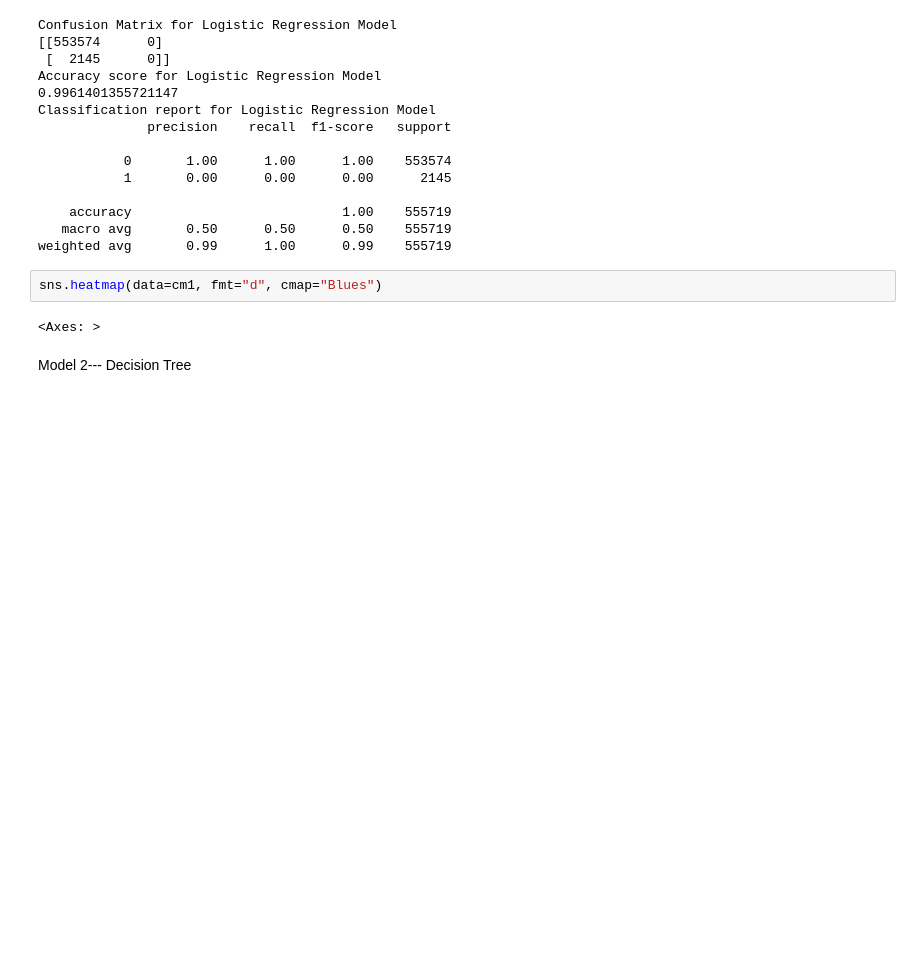
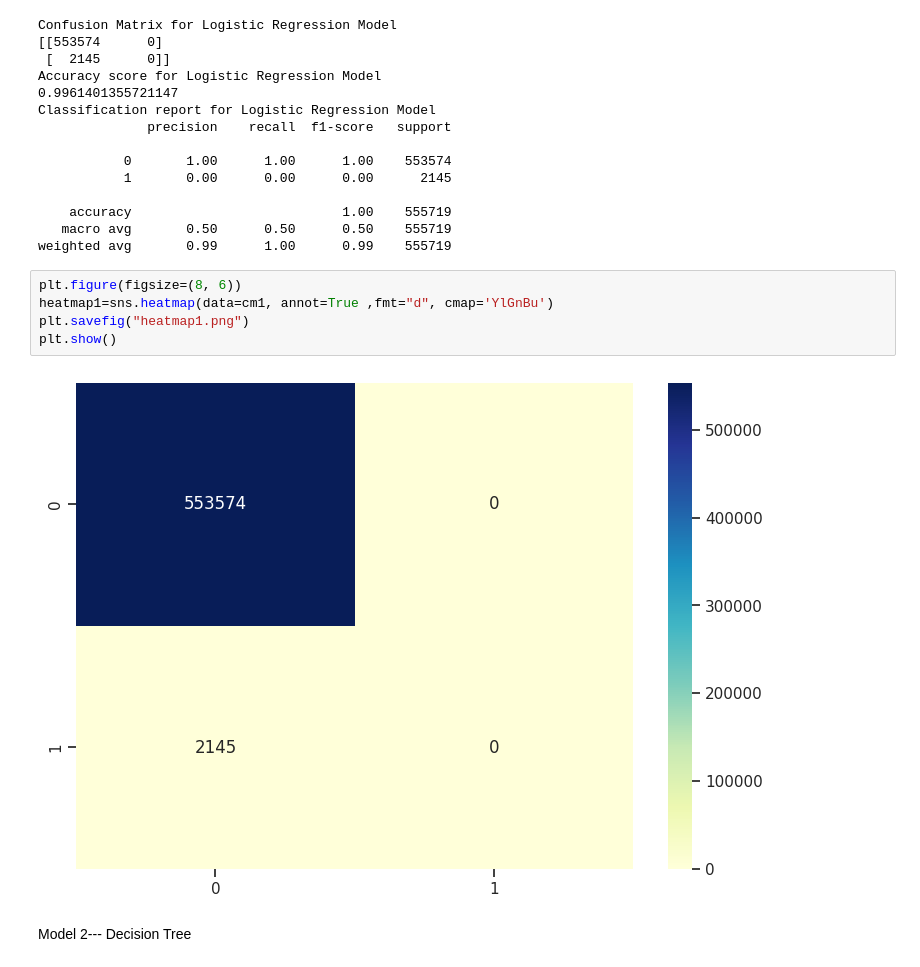
Before and after one commit to deepanshbhatia/TDS-AVENUE-CODEFORGE, a Jupyter notebook: credit.ipynb, the cells around one changed output. Drawn from its saved outputs; the diff is of its cells as text; blank space fills up the shorter version.

```diff
--- a/credit.ipynb
+++ b/credit.ipynb
@@ -278,10 +277,13 @@ Classification report for Logistic Regression Model
     accuracy                           1.00    555719
    macro avg       0.50      0.50      0.50    555719
 weighted avg       0.99      1.00      0.99    555719
-# %%
-sns.heatmap(data=cm1, fmt="d", cmap="Blues")
-# %% [output]
-<Axes: >
+# %%
+plt.figure(figsize=(8, 6))
+heatmap1=sns.heatmap(data=cm1, annot=True ,fmt="d", cmap='YlGnBu')
+plt.savefig("heatmap1.png")
+plt.show()
+# %% [output]
+[figure, added]
 # %% [markdown]
 Model 2--- Decision Tree
 # %%
```
Also changed, not shown: parts of 5 cells of this notebook, 3 other files.
